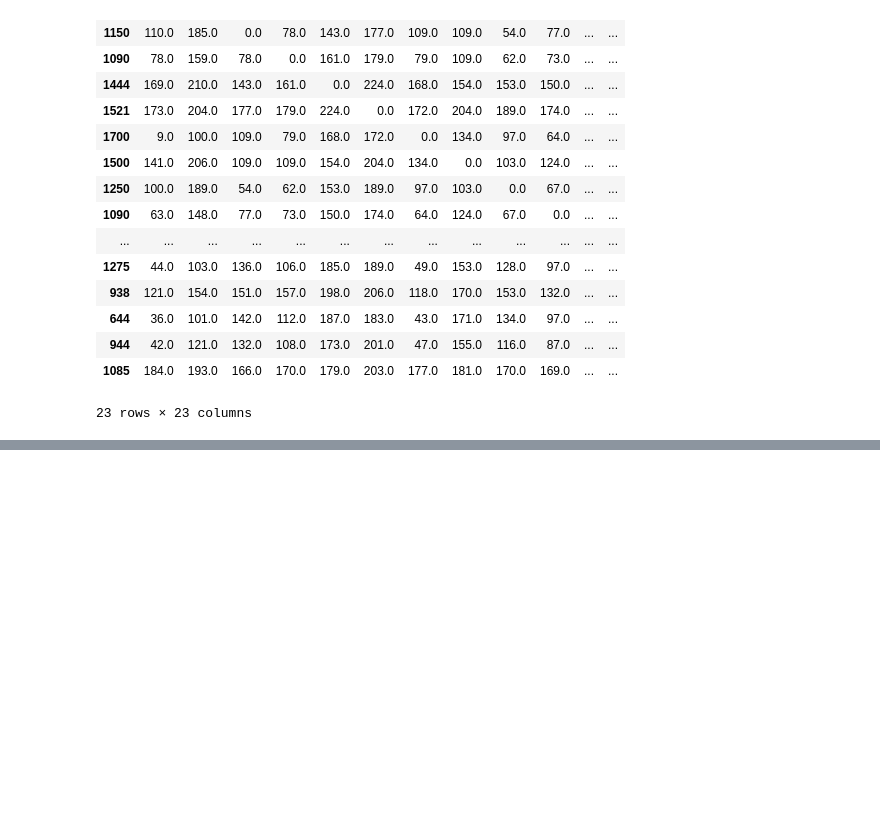
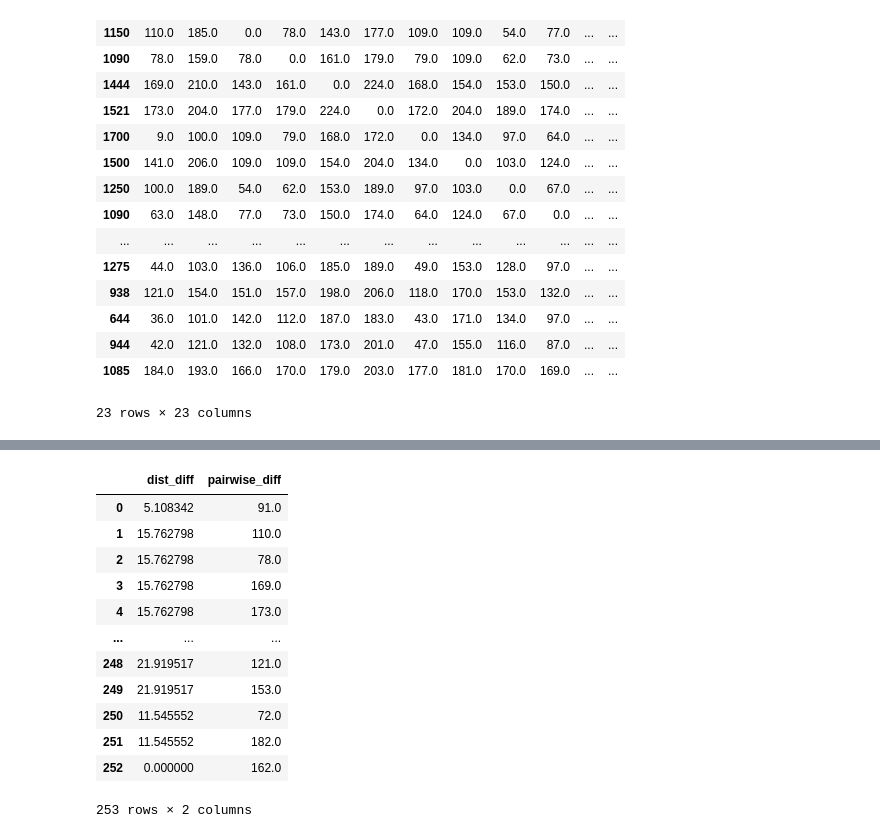
Before and after one commit to skylarwalters/biol1430_leprosy_analysis, a Jupyter notebook: pairwise.ipynb, the cells around one changed output, grey strips where cells are left out. Cells and saved outputs as stored; diff of their text form; code cells hidden in the pictures; blank space fills up the shorter version.

```diff
--- a/pairwise.ipynb
+++ b/pairwise.ipynb
@@ -146,0 +198,47 @@ latlong = tuple(df.La)
+# %%
+pairs = []
+
+# make array of ages
+distances_array = np.array(lat_df.index)
+n = len(distances_array)
+
+# iterate thru ipper triangle
+for i in range(n):
+    for j in range(i+1, n):
+
+        # calculate the distances!! hello pythagoras.
+        x1 = float(distances_array[i][0])
+        x2 = float(distances_array[j][0])
+        x_diff = (x2-x1) ** 2
+
+        y1 = float(distances_array[i][1])
+        y2 = float(distances_array[j][1])
+        y_diff = (y2-y1) ** 2
+
+        distance = (x_diff + y_diff) ** .5
+
+        dist_val = lat_df.iloc[i, j]
+
+        # add to pair dict
+        pairs.append({
+            "dist_diff": distance,
+            "pairwise_diff": dist_val
+        })
+
+pair_df = pd.DataFrame(pairs)
+pair_df.to_csv('distance_dists.csv')
+pair_df
+# %% [output]
+|  | dist_diff | pairwise_diff |
+| 0 | 5.108342 | 91.0 |
+| 1 | 15.762798 | 110.0 |
+| 2 | 15.762798 | 78.0 |
+| 3 | 15.762798 | 169.0 |
+| 4 | 15.762798 | 173.0 |
+| ... | ... | ... |
+| 248 | 21.919517 | 121.0 |
+| 249 | 21.919517 | 153.0 |
+| 250 | 11.545552 | 72.0 |
+| 251 | 11.545552 | 182.0 |
+| 252 | 0.000000 | 162.0 |
+253 rows × 2 columns
```
Also changed, not shown: parts of 3 cells of this notebook.
